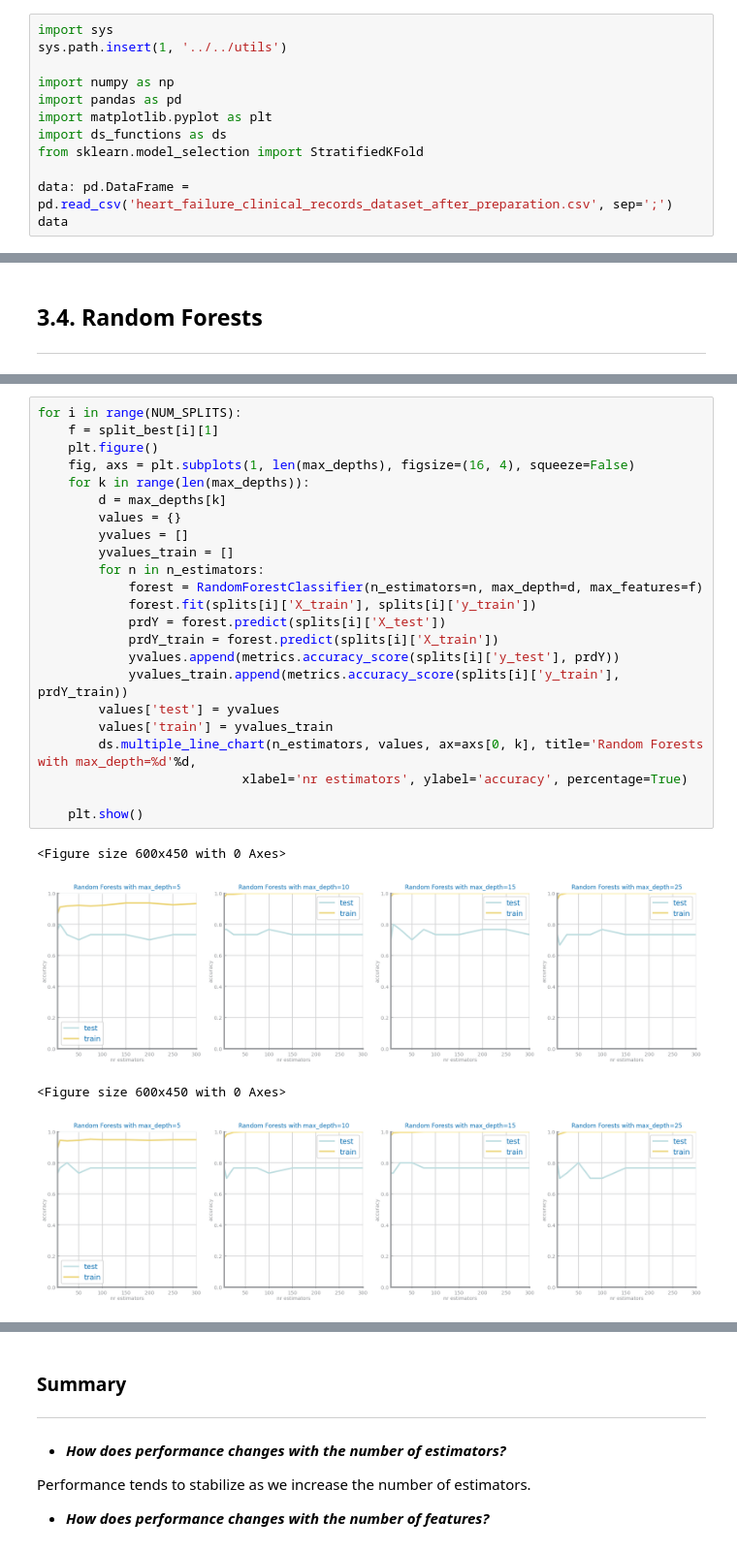
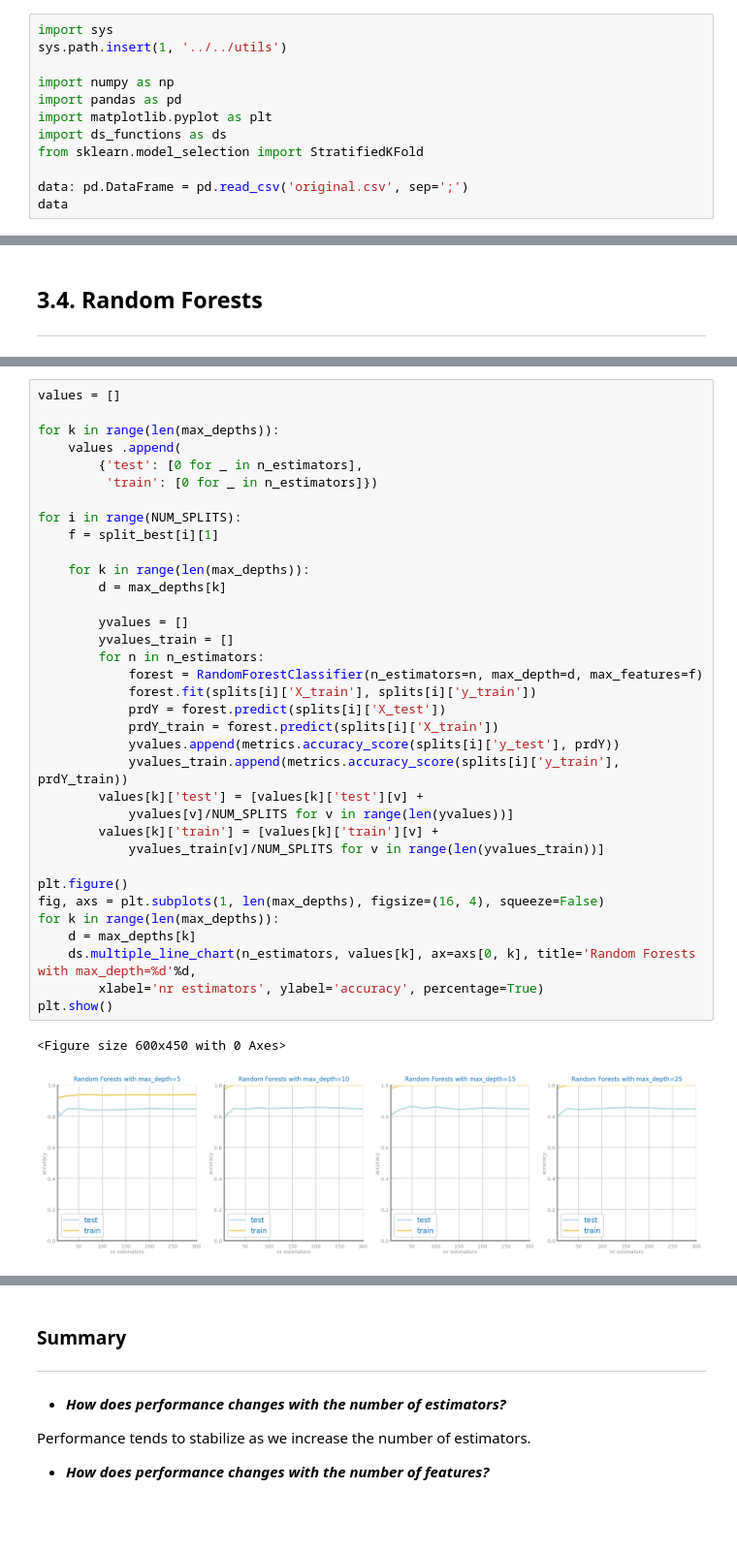
Before and after one commit to filipesousaist/ds_project, a Jupyter notebook: dataset1/Random Forests/3_Classification.ipynb, the cells around one changed output, grey strips where cells are left out. Shown at 97% size. Saved outputs shown, nothing was run; the diff lists cells and outputs as text; blank space fills up the shorter version.

```diff
--- a/dataset1/Random Forests/3_Classification.ipynb
+++ b/dataset1/Random Forests/3_Classification.ipynb
@@ -14,6 +14,6 @@ import matplotlib.pyplot as plt
 import ds_functions as ds
 from sklearn.model_selection import StratifiedKFold
 
-data: pd.DataFrame = pd.read_csv('heart_failure_clinical_records_dataset_after_preparation.csv', sep=';')
+data: pd.DataFrame = pd.read_csv('original.csv', sep=';')
 data
 # %% [output]
@@ -176,28 +197,38 @@ ds.plot_evaluation_results(labels, y_train_all, prd_train_all, y_test_all, prd_t
 # %%
+values = []
+
+for k in range(len(max_depths)):
+    values .append(
+        {'test': [0 for _ in n_estimators],
+         'train': [0 for _ in n_estimators]})
+
 for i in range(NUM_SPLITS):
     f = split_best[i][1]
-    plt.figure()
-    fig, axs = plt.subplots(1, len(max_depths), figsize=(16, 4), squeeze=False)
+
     for k in range(len(max_depths)):
         d = max_depths[k]
-        values = {}
+
         yvalues = []
         yvalues_train = []
         for n in n_estimators:
             forest = RandomForestClassifier(n_estimators=n, max_depth=d, max_features=f)
             forest.fit(splits[i]['X_train'], splits[i]['y_train'])
             prdY = forest.predict(splits[i]['X_test'])
             prdY_train = forest.predict(splits[i]['X_train'])
             yvalues.append(metrics.accuracy_score(splits[i]['y_test'], prdY))
             yvalues_train.append(metrics.accuracy_score(splits[i]['y_train'], prdY_train))
-        values['test'] = yvalues
-        values['train'] = yvalues_train
-        ds.multiple_line_chart(n_estimators, values, ax=axs[0, k], title='Random Forests with max_depth=%d'%d,
-                           xlabel='nr estimators', ylabel='accuracy', percentage=True)
+        values[k]['test'] = [values[k]['test'][v] +
+            yvalues[v]/NUM_SPLITS for v in range(len(yvalues))]
+        values[k]['train'] = [values[k]['train'][v] +
+            yvalues_train[v]/NUM_SPLITS for v in range(len(yvalues_train))]
 
-    plt.show()
+plt.figure()
+fig, axs = plt.subplots(1, len(max_depths), figsize=(16, 4), squeeze=False)
+for k in range(len(max_depths)):
+    d = max_depths[k]
+    ds.multiple_line_chart(n_estimators, values[k], ax=axs[0, k], title='Random Forests with max_depth=%d'%d,
+        xlabel='nr estimators', ylabel='accuracy', percentage=True)
+plt.show()
 # %% [output]
 <Figure size 600x450 with 0 Axes>
-[figure, old version]
+[figure, new version]
-<Figure size 600x450 with 0 Axes>
-[figure, removed]
```
Also changed, not shown: parts of 6 cells of this notebook, 42 other files.
